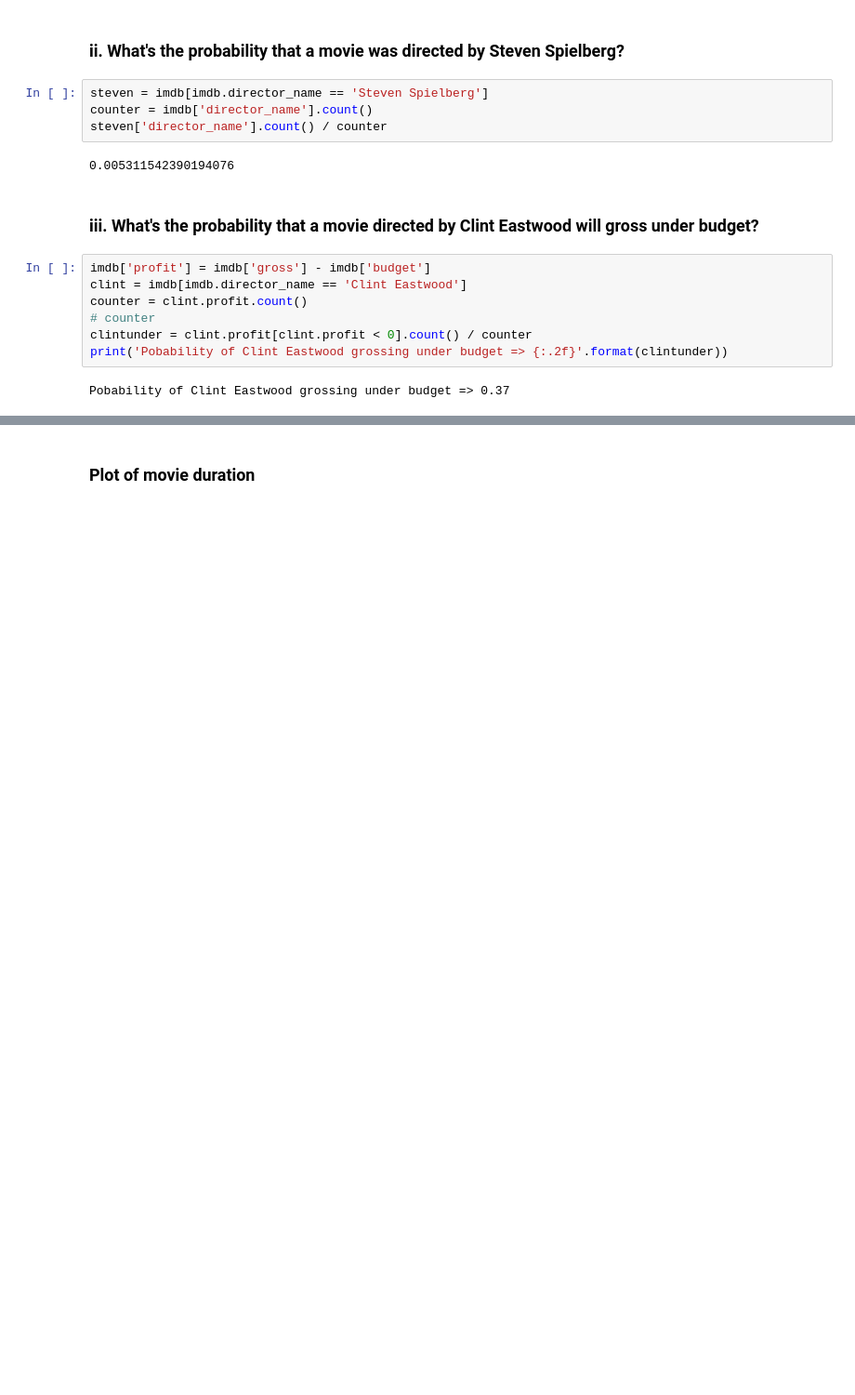
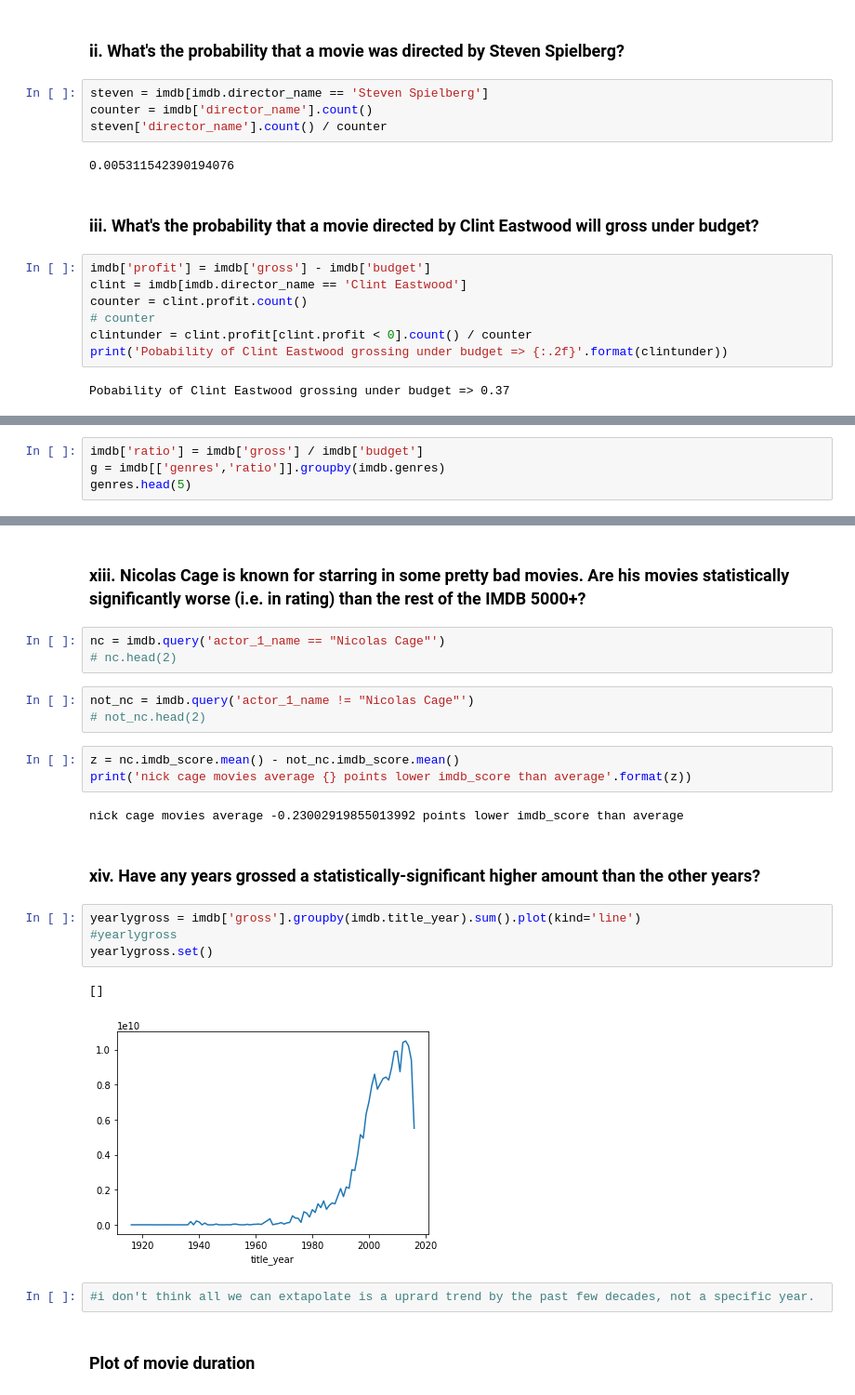
Before and after one commit to keitheck/data-science, a Jupyter notebook: class-07-probability/imdb-notebook.ipynb, the cells around one changed output, grey strips where cells are left out. Shown at 93% size. Cells and saved outputs as stored; diff of their text form; blank space fills up the shorter version.

```diff
--- a/class-07-probability/imdb-notebook.ipynb
+++ b/class-07-probability/imdb-notebook.ipynb
@@ -76,0 +179,4 @@ Pobability of Clint Eastwood grossing under budget => 0.37
+# %%
+imdb['ratio'] = imdb['gross'] / imdb['budget']
+g = imdb[['genres','ratio']].groupby(imdb.genres)
+genres.head(5)
@@ -77,3 +190,27 @@ Pobability of Clint Eastwood grossing under budget => 0.37
+# %% [markdown]
+### xiii. Nicolas Cage is known for starring in some pretty bad movies. Are his movies statistically significantly worse (i.e. in rating) than the rest of the IMDB 5000+?
+# %%
+nc = imdb.query('actor_1_name == "Nicolas Cage"')
+# nc.head(2)
+# %%
+not_nc = imdb.query('actor_1_name != "Nicolas Cage"')
+# not_nc.head(2)
+# %%
+z = nc.imdb_score.mean() - not_nc.imdb_score.mean()
+print('nick cage movies average {} points lower imdb_score than average'.format(z))
+# %% [output]
+nick cage movies average -0.23002919855013992 points lower imdb_score than average
+# %% [markdown]
+### xiv. Have any years grossed a statistically-significant higher amount than the other years?
+# %%
+yearlygross = imdb['gross'].groupby(imdb.title_year).sum().plot(kind='line')
+#yearlygross
+yearlygross.set()
+# %% [output]
+[]
+[figure, added]
+# %%
+#i don't think all we can extapolate is a uprard trend by the past few decades, not a specific year.
 # %% [markdown]
 ### Plot of movie duration
 # %%
```
Also changed, not shown: parts of 27 cells of this notebook.
